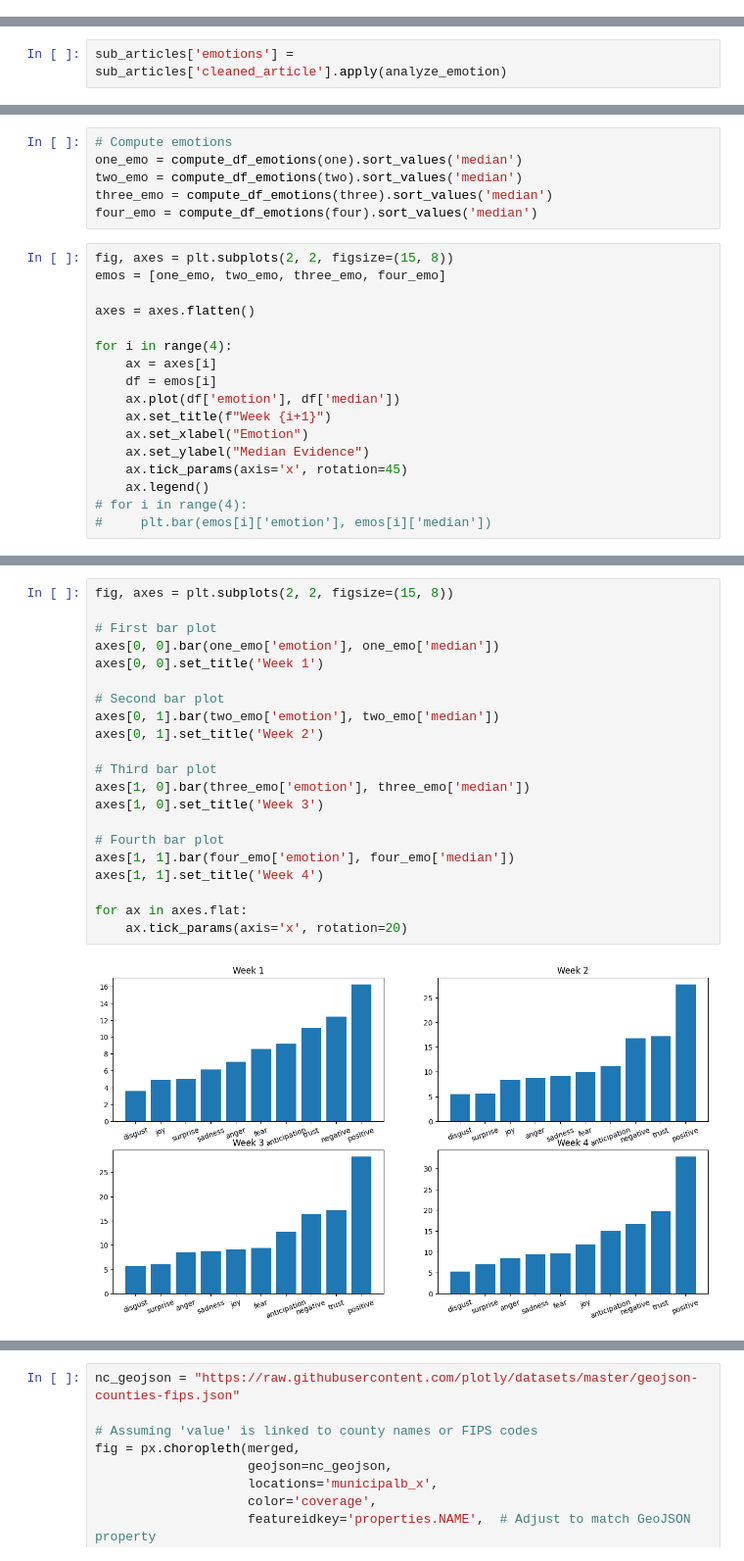
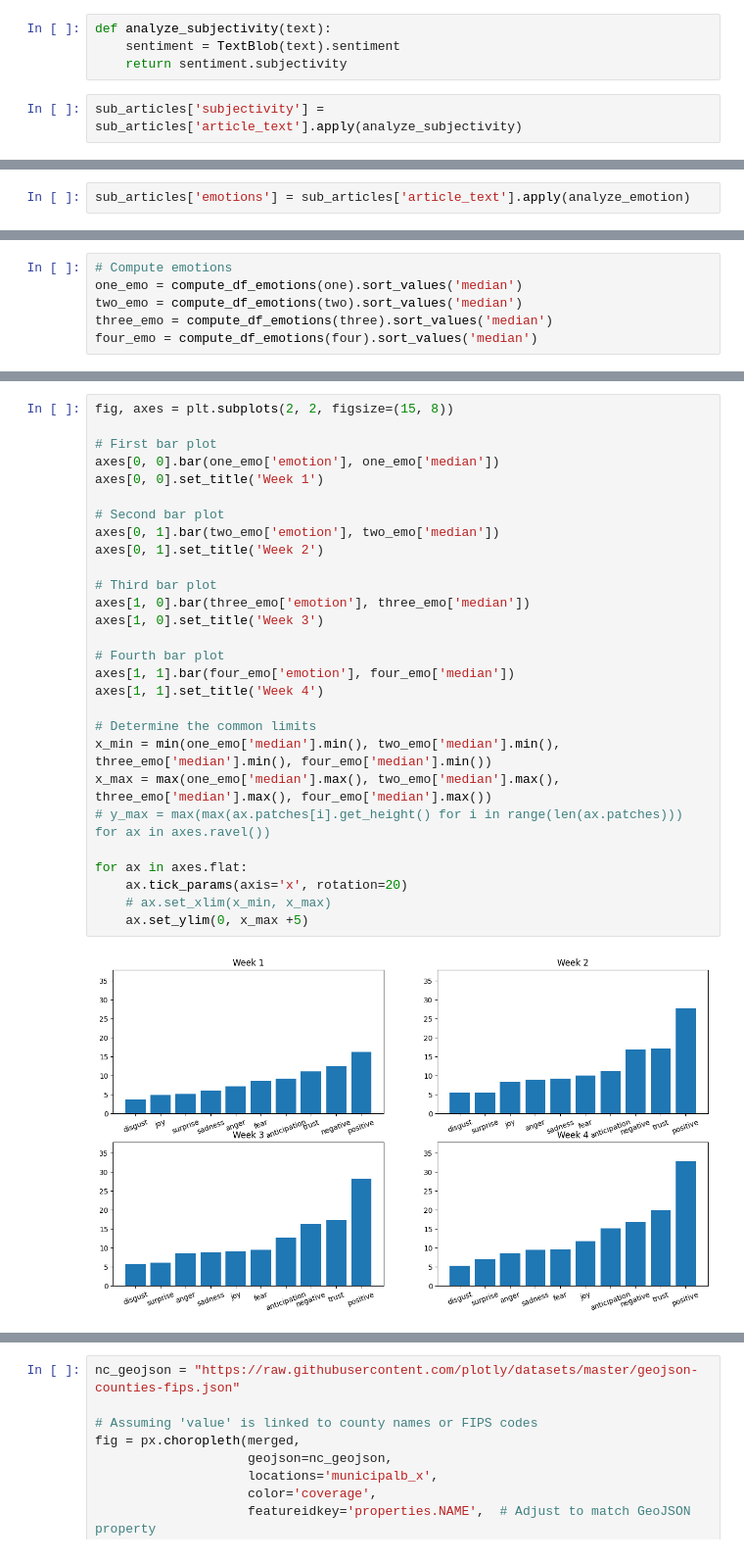
Before and after one commit to yanansun0074/helene_coverage, a Jupyter notebook: news_analysis.ipynb, the cells around one changed output, grey strips where cells are left out. Shown at 98% size. Cells and saved outputs as stored; diff of their text form.

```diff
--- a/news_analysis.ipynb
+++ b/news_analysis.ipynb
@@ -571,3 +943,9 @@ analyze_sentiment(articles['cleaned_article'][0])
+# %%
+def analyze_subjectivity(text):
+    sentiment = TextBlob(text).sentiment
+    return sentiment.subjectivity
+# %%
+sub_articles['subjectivity'] = sub_articles['article_text'].apply(analyze_subjectivity)
 # %%
 from nrclex import NRCLex
 
@@ -575,4 +953,4 @@ def analyze_emotion(text):
     emotion = NRCLex(text)
     return emotion.raw_emotion_scores
 # %%
-sub_articles['emotions'] = sub_articles['cleaned_article'].apply(analyze_emotion)
+sub_articles['emotions'] = sub_articles['article_text'].apply(analyze_emotion)
@@ -663,20 +1090,3 @@ one_emo = compute_df_emotions(one).sort_values('median')
 two_emo = compute_df_emotions(two).sort_values('median')
 three_emo = compute_df_emotions(three).sort_values('median')
 four_emo = compute_df_emotions(four).sort_values('median')
-# %%
-fig, axes = plt.subplots(2, 2, figsize=(15, 8))
-emos = [one_emo, two_emo, three_emo, four_emo]
-
-axes = axes.flatten()
-
-for i in range(4):
-    ax = axes[i]
-    df = emos[i]
-    ax.plot(df['emotion'], df['median'])
-    ax.set_title(f"Week {i+1}")
-    ax.set_xlabel("Emotion")
-    ax.set_ylabel("Median Evidence")
-    ax.tick_params(axis='x', rotation=45)
-    ax.legend()
-# for i in range(4):
-#     plt.bar(emos[i]['emotion'], emos[i]['median'])
@@ -685,23 +1093,30 @@ for i in range(4):
 # %%
 fig, axes = plt.subplots(2, 2, figsize=(15, 8))
 
 # First bar plot
 axes[0, 0].bar(one_emo['emotion'], one_emo['median'])
 axes[0, 0].set_title('Week 1')
 
 # Second bar plot
 axes[0, 1].bar(two_emo['emotion'], two_emo['median'])
 axes[0, 1].set_title('Week 2')
 
 # Third bar plot
 axes[1, 0].bar(three_emo['emotion'], three_emo['median'])
 axes[1, 0].set_title('Week 3')
 
 # Fourth bar plot
 axes[1, 1].bar(four_emo['emotion'], four_emo['median'])
 axes[1, 1].set_title('Week 4')
 
+# Determine the common limits
+x_min = min(one_emo['median'].min(), two_emo['median'].min(), three_emo['median'].min(), four_emo['median'].min())
+x_max = max(one_emo['median'].max(), two_emo['median'].max(), three_emo['median'].max(), four_emo['median'].max())
+# y_max = max(max(ax.patches[i].get_height() for i in range(len(ax.patches))) for ax in axes.ravel())
+
 for ax in axes.flat:
     ax.tick_params(axis='x', rotation=20)
+    # ax.set_xlim(x_min, x_max)
+    ax.set_ylim(0, x_max +5)
 # %% [output]
-[figure, old version]
+[figure, new version]
```
Also changed, not shown: parts of 66 cells of this notebook, 1 other file.
